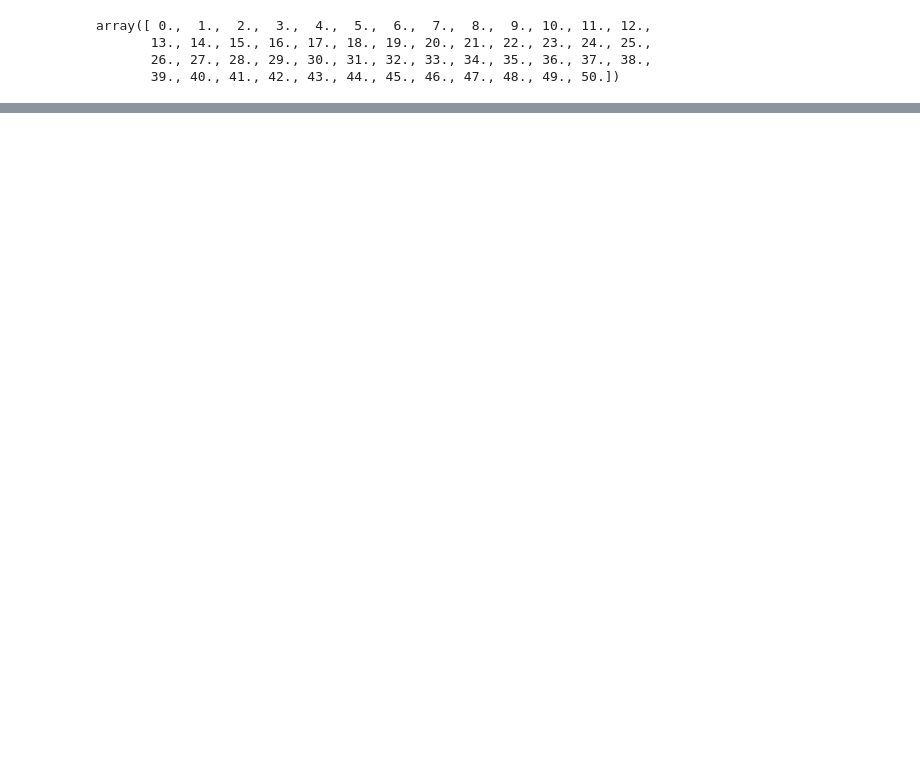
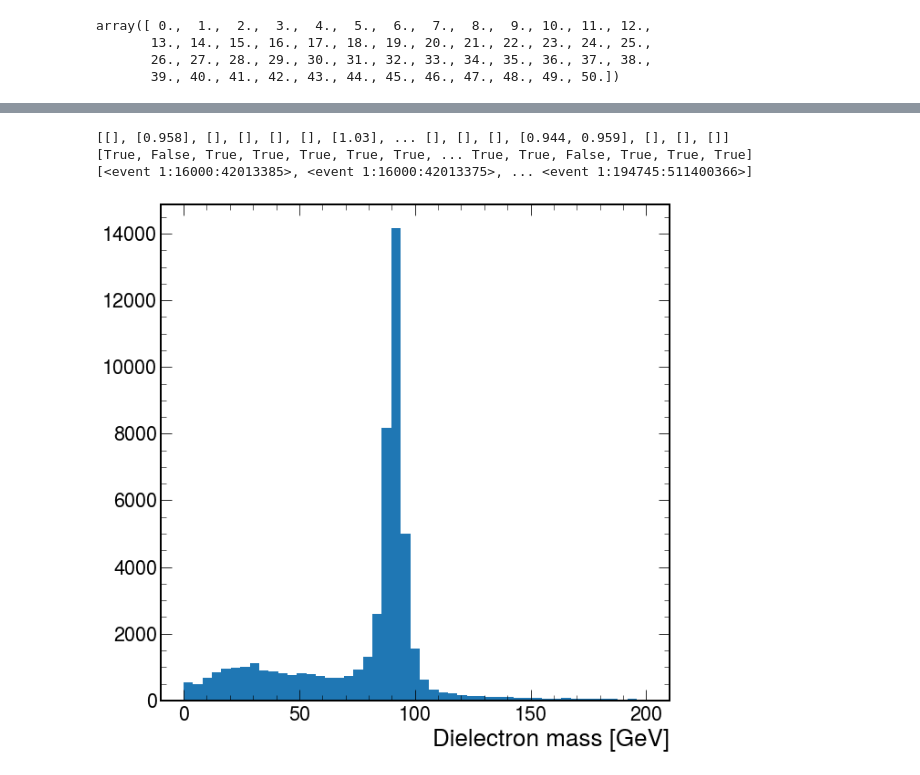
Before and after one commit to FNALLPC/egamma-hats, a Jupyter notebook: exercise-3.ipynb, the cells around one changed output, grey strips where cells are left out. Cells and saved outputs as stored; diff of their text form; code cells hidden in the pictures; blank space fills up the shorter version.

```diff
--- a/exercise-3.ipynb
+++ b/exercise-3.ipynb
@@ -164,0 +225,18 @@ array([ 0.,  1.,  2.,  3.,  4.,  5.,  6.,  7.,  8.,  9., 10., 11., 12.,
+# %%
+# electrons mass plot
+
+fig, ax = plt.subplots()
+ax.set_xlabel(r'Dielectron mass [GeV]')
+event_cut = ak.all(dyevents.Electron.r9 > 0.96, axis = 1)
+print(dyevents.Electron.r9)
+print(event_cut)
+print(dyevents[event_cut])
+#ee = ak.combinations(dyevents.Electron, 2, fields = ["e0", "e1"])
+ee = ak.combinations(dyevents[event_cut].Electron, 2, fields = ["e0", "e1"])
+mass = (ee.e0 + ee.e1).mass
+ax.hist(ak.flatten(mass), bins = np.linspace(0, 200, 50));
+# %% [output]
+[[], [0.958], [], [], [], [], [1.03], ... [], [], [], [0.944, 0.959], [], [], []]
+[True, False, True, True, True, True, True, ... True, True, False, True, True, True]
+[<event 1:16000:42013385>, <event 1:16000:42013375>, ... <event 1:194745:511400366>]
+[figure, added]
```
Also changed, not shown: parts of 9 cells of this notebook.
